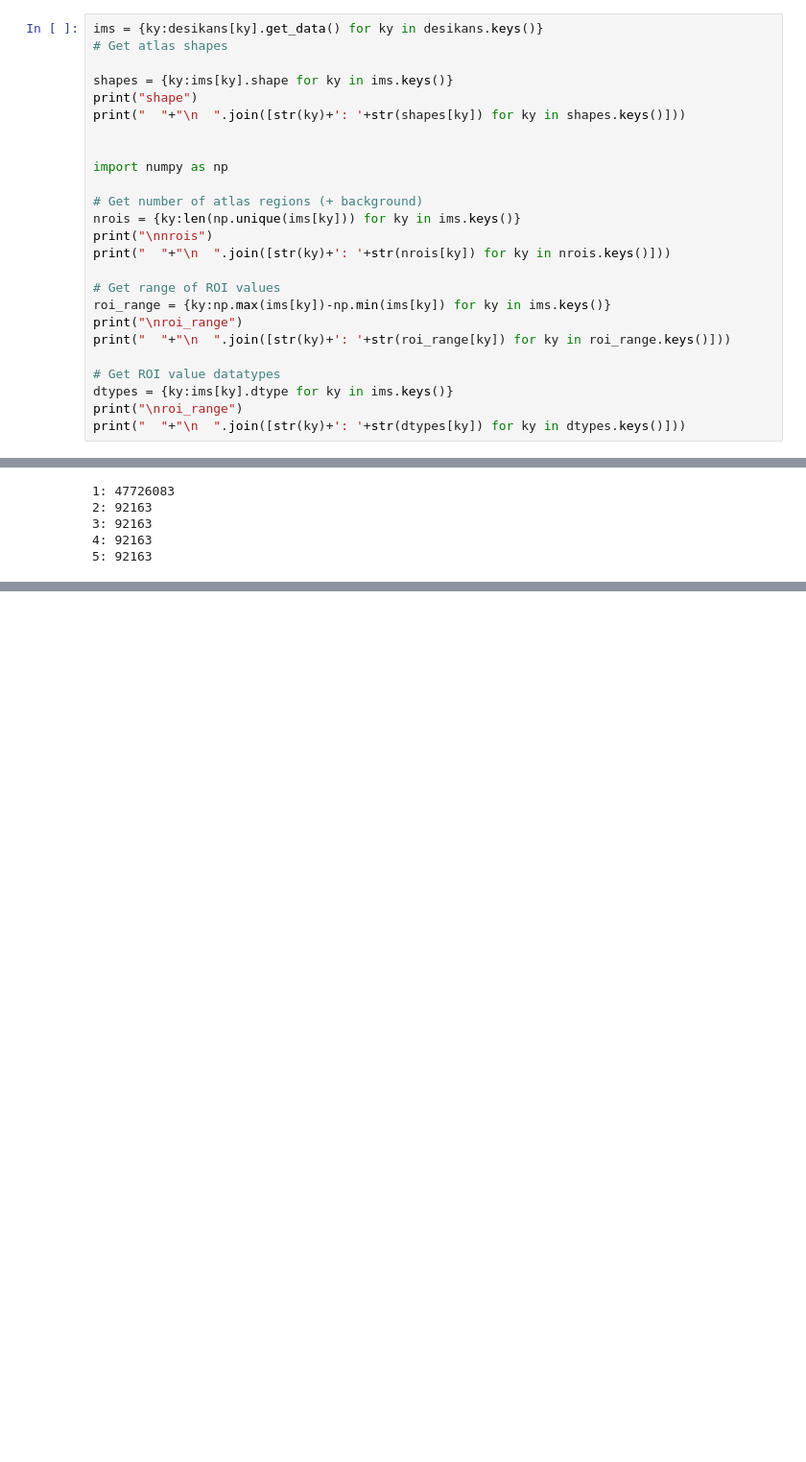
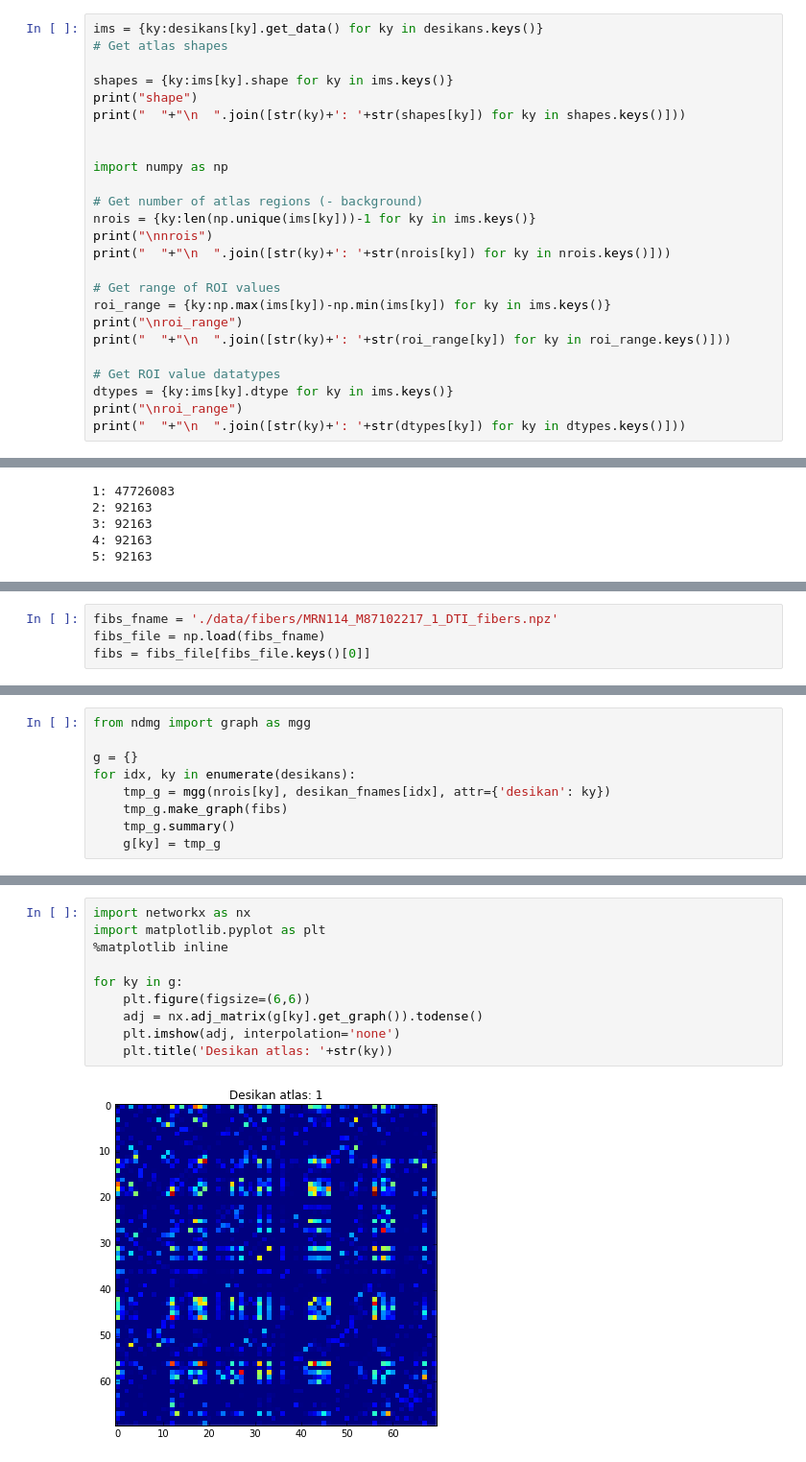
Before and after one commit to neurodata/desikan, a Jupyter notebook: desikan_analysis.ipynb, the cells around one changed output, grey strips where cells are left out. Shown at 96% size. Cells and saved outputs as stored; diff of their text form; blank space fills up the shorter version.

Commit message:
updated desikan analysis

```diff
--- a/desikan_analysis.ipynb
+++ b/desikan_analysis.ipynb
@@ -49,8 +49,8 @@ print("  "+"\n  ".join([str(ky)+': '+str(shapes[ky]) for ky in shapes.keys()]))
 
 import numpy as np
 
-# Get number of atlas regions (+ background)
-nrois = {ky:len(np.unique(ims[ky])) for ky in ims.keys()}
+# Get number of atlas regions (- background)
+nrois = {ky:len(np.unique(ims[ky]))-1 for ky in ims.keys()}
 print("\nnrois")
 print("  "+"\n  ".join([str(ky)+': '+str(nrois[ky]) for ky in nrois.keys()]))
 
@@ -138,0 +140,4 @@ for ky in ims:
+# %%
+fibs_fname = './data/fibers/MRN114_M87102217_1_DTI_fibers.npz'
+fibs_file = np.load(fibs_fname)
+fibs = fibs_file[fibs_file.keys()[0]]
@@ -138,0 +146,9 @@ for ky in ims:
+# %%
+from ndmg import graph as mgg
+
+g = {}
+for idx, ky in enumerate(desikans):
+    tmp_g = mgg(nrois[ky], desikan_fnames[idx], attr={'desikan': ky})
+    tmp_g.make_graph(fibs)
+    tmp_g.summary()
+    g[ky] = tmp_g
@@ -138,0 +175,12 @@ for ky in ims:
+# %%
+import networkx as nx
+import matplotlib.pyplot as plt
+%matplotlib inline
+
+for ky in g:
+    plt.figure(figsize=(6,6))
+    adj = nx.adj_matrix(g[ky].get_graph()).todense()
+    plt.imshow(adj, interpolation='none')
+    plt.title('Desikan atlas: '+str(ky))
+# %% [output]
+[figure, added]
```
Also changed, not shown: parts of 13 cells of this notebook.
